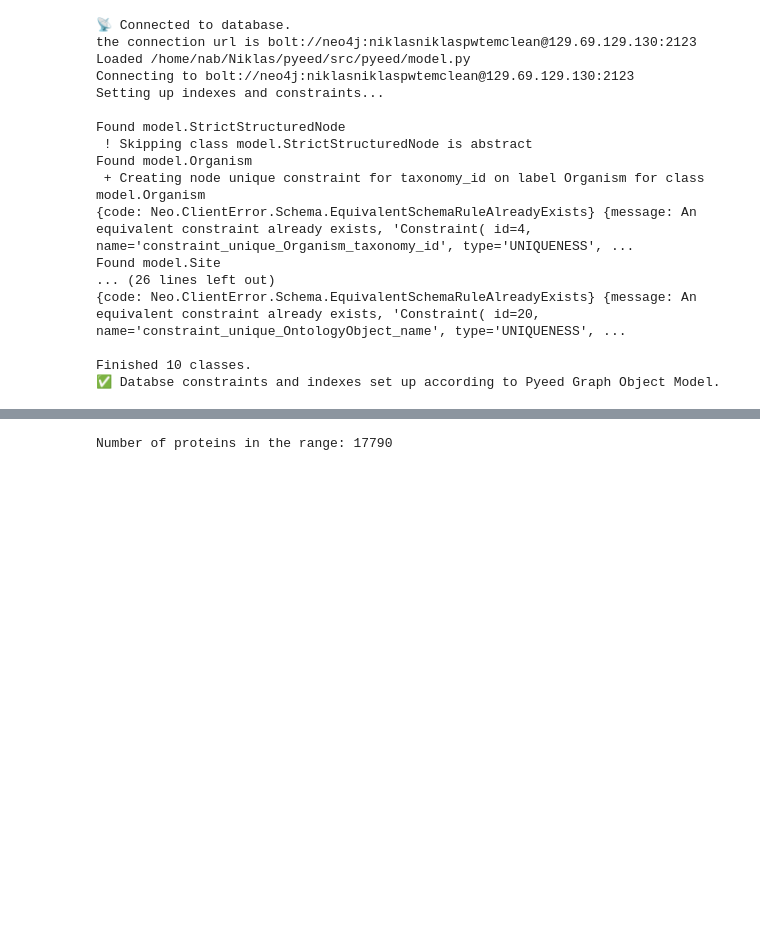
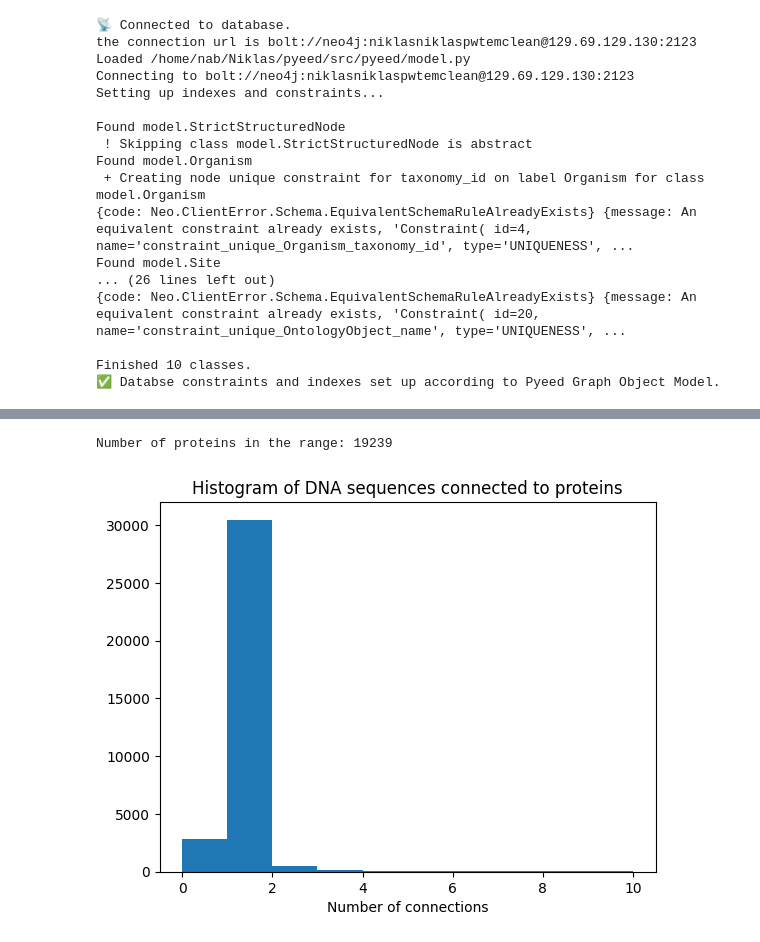
Before and after one commit to PyEED/TEM-lactamase, a Jupyter notebook: scr/code/006_TEM_Data_Stats.ipynb, the cells around one changed output, grey strips where cells are left out. Cells and saved outputs as stored; diff of their text form; code cells hidden in the pictures; blank space fills up the shorter version.

```diff
--- a/scr/code/006_TEM_Data_Stats.ipynb
+++ b/scr/code/006_TEM_Data_Stats.ipynb
@@ -153,7 +153,7 @@ plt.close()
 # %%
 # estimate the number of protein in the sequence length of plus and minus of 286
 base_length = 286
-delta_length = 25
+delta_length = 10
 # get the number of proteins in the range
 query_number_of_proteins_in_range = f"""
     MATCH (p:Protein) WHERE p.seq_length >= {base_length - delta_length} AND p.seq_length <= {base_length + delta_length} RETURN count(p)
@@ -161,7 +161,34 @@ query_number_of_proteins_in_range = f"""
 number_of_proteins_in_range = eedb.db.execute_read(query_number_of_proteins_in_range)
 print(f"Number of proteins in the range: {number_of_proteins_in_range[0]['count(p)']}")
 # %% [output]
-Number of proteins in the range: 17790
+Number of proteins in the range: 19239
+# %%
+# a histogram that show how many DNA nodes a protein has
+# while keeping in mind that DNA - ENCODES -> Protein
+# check for all proteins which might have multiple DNA sequences encoding them
+query_histogram_frequency_of_protein_connections_to_dna_sequence = """
+    MATCH (p:Protein)
+    OPTIONAL MATCH (d:DNA)-[:ENCODES]->(p)
+    WITH p, COUNT(d) as num_connections
+    RETURN num_connections, p.accession_id
+"""
+histogram_frequency_of_protein_connections_to_dna_sequence = eedb.db.execute_read(
+    query_histogram_frequency_of_protein_connections_to_dna_sequence
+)
+
+# convert the list of dictionaries to a list of numpy arrays
+histogram_frequency_of_protein_connections_to_dna_sequence = [
+    np.array(item["num_connections"])
+    for item in histogram_frequency_of_protein_connections_to_dna_sequence
+]
+
+# plot the histogram
+plt.hist(histogram_frequency_of_protein_connections_to_dna_sequence, bins=10, range=(0, 10))
+plt.title("Histogram of DNA sequences connected to proteins")
+plt.xlabel("Number of connections")
+plt.show()
+# %% [output]
+[figure, added]
 # %%
 # a histogram which shows the number of connections a single DNA sequence has to other Proteins
 # to this for each DNA sequence in the database, count the number of proteins it connects to
```
Also changed, not shown: parts of 10 cells of this notebook, 5 other files.
